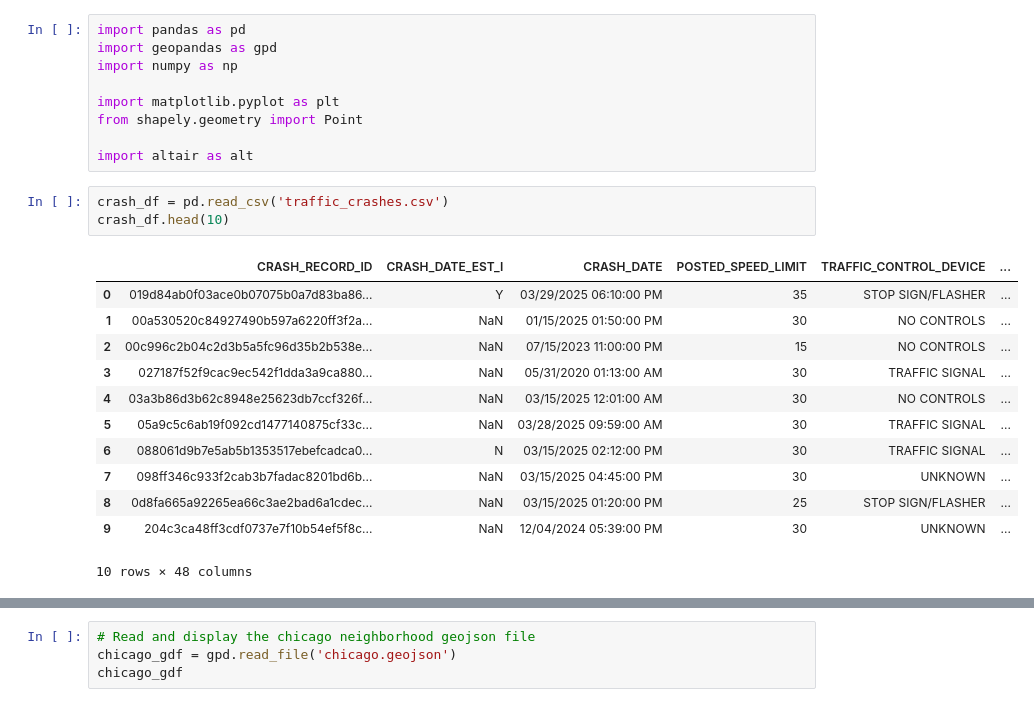
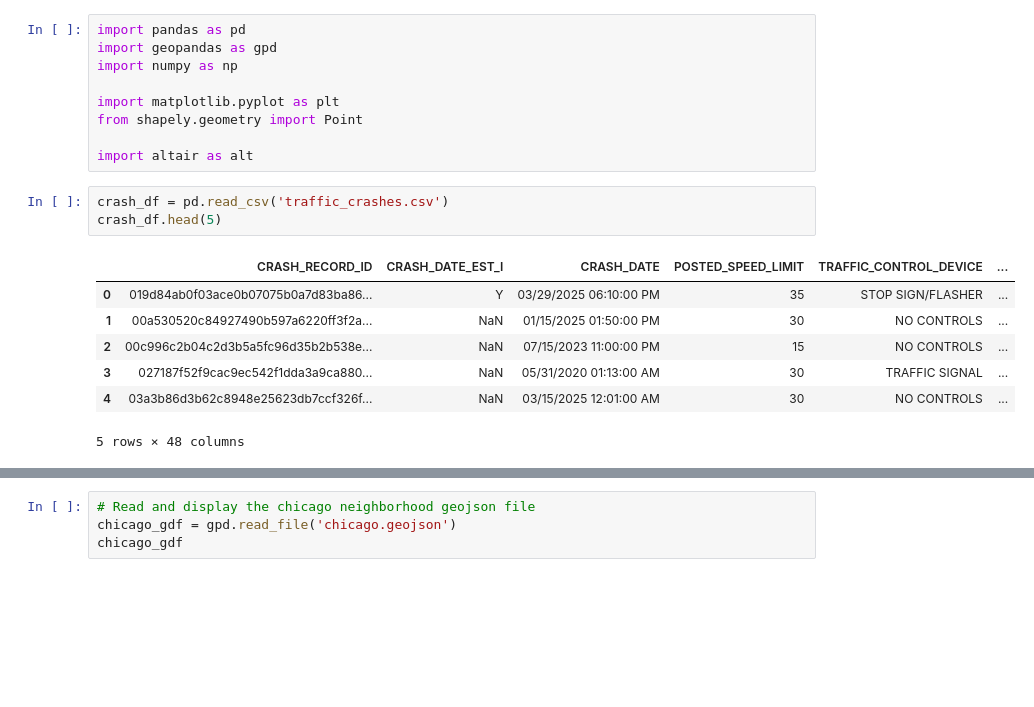
Before and after one commit to shaddad3/Project-WalkSafe, a Jupyter notebook: progress_report.ipynb, the cells around one changed output, grey strips where cells are left out. Cells and saved outputs as stored; diff of their text form; blank space fills up the shorter version.

```diff
--- a/progress_report.ipynb
+++ b/progress_report.ipynb
@@ -497,17 +499,12 @@ from shapely.geometry import Point
 import altair as alt
 # %%
 crash_df = pd.read_csv('traffic_crashes.csv')
-crash_df.head(10)
+crash_df.head(5)
 # %% [output]
 |  | CRASH_RECORD_ID | CRASH_DATE_EST_I | CRASH_DATE | POSTED_SPEED_LIMIT | TRAFFIC_CONTROL_DEVICE | ... |
 | 0 | 019d84ab0f03ace0b07075b0a7d83ba86... | Y | 03/29/2025 06:10:00 PM | 35 | STOP SIGN/FLASHER | ... |
 | 1 | 00a530520c84927490b597a6220ff3f2a... | NaN | 01/15/2025 01:50:00 PM | 30 | NO CONTROLS | ... |
 | 2 | 00c996c2b04c2d3b5a5fc96d35b2b538e... | NaN | 07/15/2023 11:00:00 PM | 15 | NO CONTROLS | ... |
 | 3 | 027187f52f9cac9ec542f1dda3a9ca880... | NaN | 05/31/2020 01:13:00 AM | 30 | TRAFFIC SIGNAL | ... |
 | 4 | 03a3b86d3b62c8948e25623db7ccf326f... | NaN | 03/15/2025 12:01:00 AM | 30 | NO CONTROLS | ... |
-| 5 | 05a9c5c6ab19f092cd1477140875cf33c... | NaN | 03/28/2025 09:59:00 AM | 30 | TRAFFIC SIGNAL | ... |
-| 6 | 088061d9b7e5ab5b1353517ebefcadca0... | N | 03/15/2025 02:12:00 PM | 30 | TRAFFIC SIGNAL | ... |
-| 7 | 098ff346c933f2cab3b7fadac8201bd6b... | NaN | 03/15/2025 04:45:00 PM | 30 | UNKNOWN | ... |
-| 8 | 0d8fa665a92265ea66c3ae2bad6a1cdec... | NaN | 03/15/2025 01:20:00 PM | 25 | STOP SIGN/FLASHER | ... |
-| 9 | 204c3ca48ff3cdf0737e7f10b54ef5f8c... | NaN | 12/04/2024 05:39:00 PM | 30 | UNKNOWN | ... |
-10 rows × 48 columns
+5 rows × 48 columns
```
Also changed, not shown: parts of 18 cells of this notebook.
